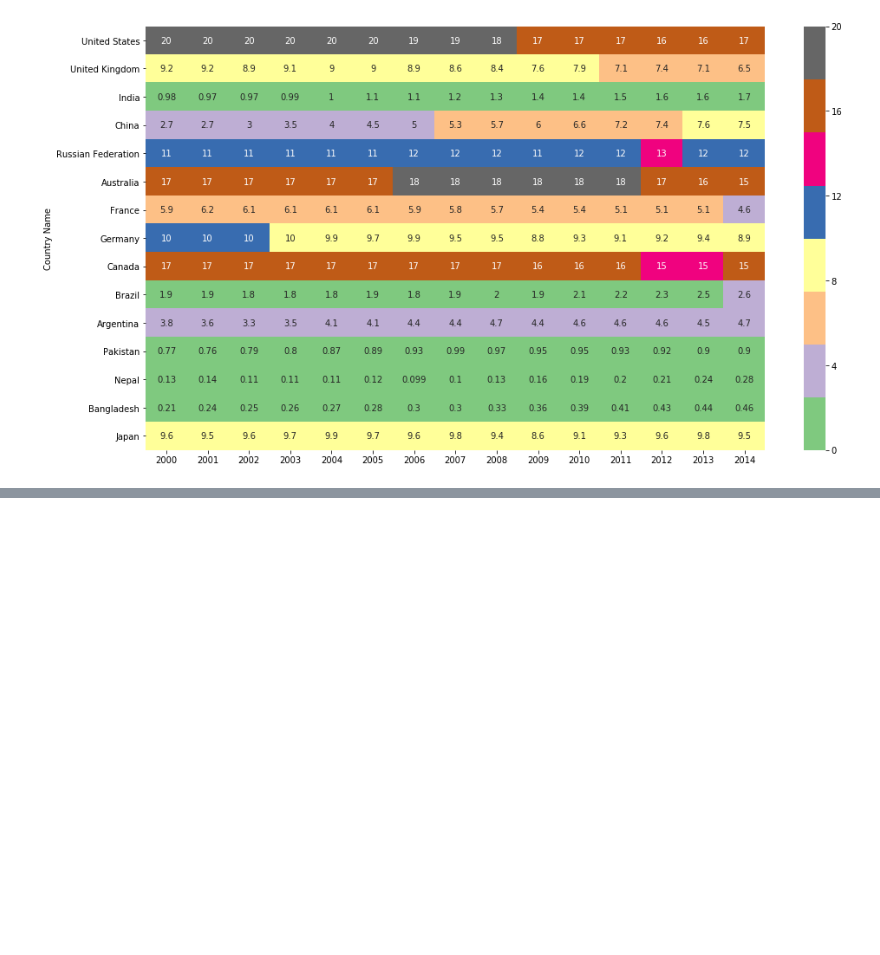
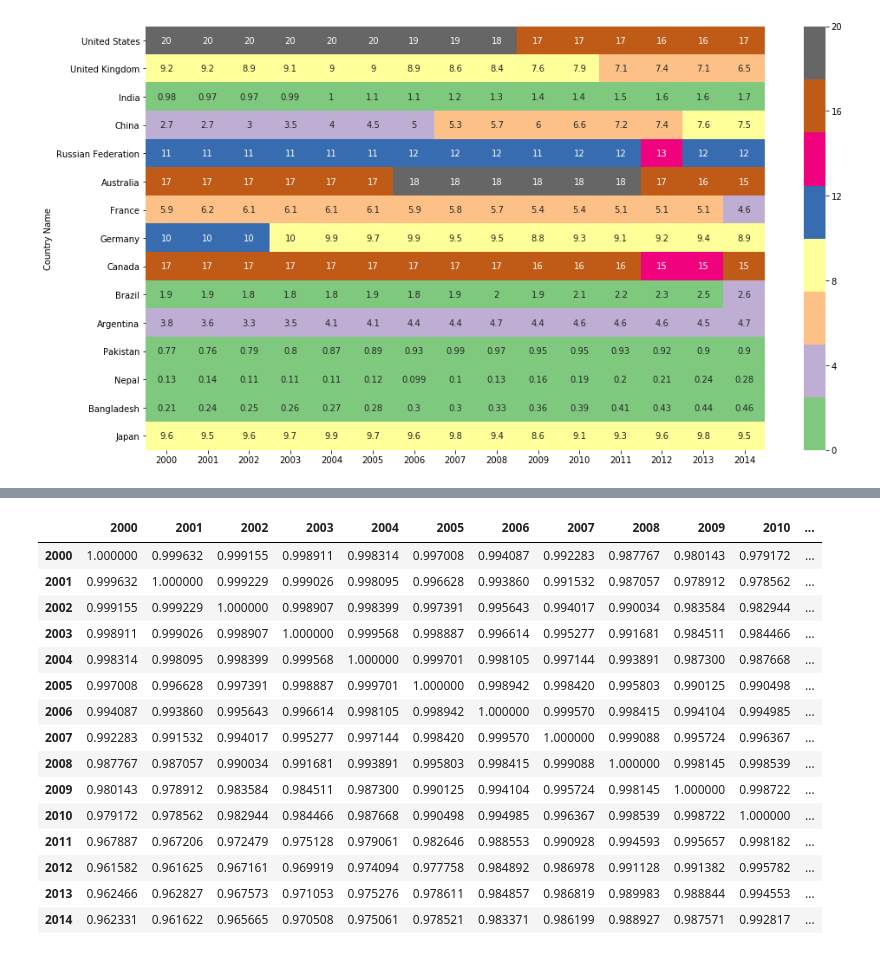
Before and after one commit to mdsayedbinhasan/pyhonProjects, a Jupyter notebook: seaborn/heatmap.ipynb, the cells around one changed output, grey strips where cells are left out. Drawn from its saved outputs; the diff is of its cells as text; code cells hidden in the pictures; blank space fills up the shorter version.

```diff
--- a/seaborn/heatmap.ipynb
+++ b/seaborn/heatmap.ipynb
@@ -123,0 +151,19 @@ sns.heatmap(gwarming, vmin=0,vmax=20, cmap="Accent", annot=True)
+# %%
+gwarming.corr()
+# %% [output]
+|  | 2000 | 2001 | 2002 | 2003 | 2004 | 2005 | 2006 | 2007 | 2008 | 2009 | 2010 | ... |
+| 2000 | 1.000000 | 0.999632 | 0.999155 | 0.998911 | 0.998314 | 0.997008 | 0.994087 | 0.992283 | 0.987767 | 0.980143 | 0.979172 | ... |
+| 2001 | 0.999632 | 1.000000 | 0.999229 | 0.999026 | 0.998095 | 0.996628 | 0.993860 | 0.991532 | 0.987057 | 0.978912 | 0.978562 | ... |
+| 2002 | 0.999155 | 0.999229 | 1.000000 | 0.998907 | 0.998399 | 0.997391 | 0.995643 | 0.994017 | 0.990034 | 0.983584 | 0.982944 | ... |
+| 2003 | 0.998911 | 0.999026 | 0.998907 | 1.000000 | 0.999568 | 0.998887 | 0.996614 | 0.995277 | 0.991681 | 0.984511 | 0.984466 | ... |
+| 2004 | 0.998314 | 0.998095 | 0.998399 | 0.999568 | 1.000000 | 0.999701 | 0.998105 | 0.997144 | 0.993891 | 0.987300 | 0.987668 | ... |
+| 2005 | 0.997008 | 0.996628 | 0.997391 | 0.998887 | 0.999701 | 1.000000 | 0.998942 | 0.998420 | 0.995803 | 0.990125 | 0.990498 | ... |
+| 2006 | 0.994087 | 0.993860 | 0.995643 | 0.996614 | 0.998105 | 0.998942 | 1.000000 | 0.999570 | 0.998415 | 0.994104 | 0.994985 | ... |
+| 2007 | 0.992283 | 0.991532 | 0.994017 | 0.995277 | 0.997144 | 0.998420 | 0.999570 | 1.000000 | 0.999088 | 0.995724 | 0.996367 | ... |
+| 2008 | 0.987767 | 0.987057 | 0.990034 | 0.991681 | 0.993891 | 0.995803 | 0.998415 | 0.999088 | 1.000000 | 0.998145 | 0.998539 | ... |
+| 2009 | 0.980143 | 0.978912 | 0.983584 | 0.984511 | 0.987300 | 0.990125 | 0.994104 | 0.995724 | 0.998145 | 1.000000 | 0.998722 | ... |
+| 2010 | 0.979172 | 0.978562 | 0.982944 | 0.984466 | 0.987668 | 0.990498 | 0.994985 | 0.996367 | 0.998539 | 0.998722 | 1.000000 | ... |
+| 2011 | 0.967887 | 0.967206 | 0.972479 | 0.975128 | 0.979061 | 0.982646 | 0.988553 | 0.990928 | 0.994593 | 0.995657 | 0.998182 | ... |
+| 2012 | 0.961582 | 0.961625 | 0.967161 | 0.969919 | 0.974094 | 0.977758 | 0.984892 | 0.986978 | 0.991128 | 0.991382 | 0.995782 | ... |
+| 2013 | 0.962466 | 0.962827 | 0.967573 | 0.971053 | 0.975276 | 0.978611 | 0.984857 | 0.986819 | 0.989983 | 0.988844 | 0.994553 | ... |
+| 2014 | 0.962331 | 0.961622 | 0.965665 | 0.970508 | 0.975061 | 0.978521 | 0.983371 | 0.986199 | 0.988927 | 0.987571 | 0.992817 | ... |
```
Also changed, not shown: parts of 3 cells of this notebook, 10 other files.
